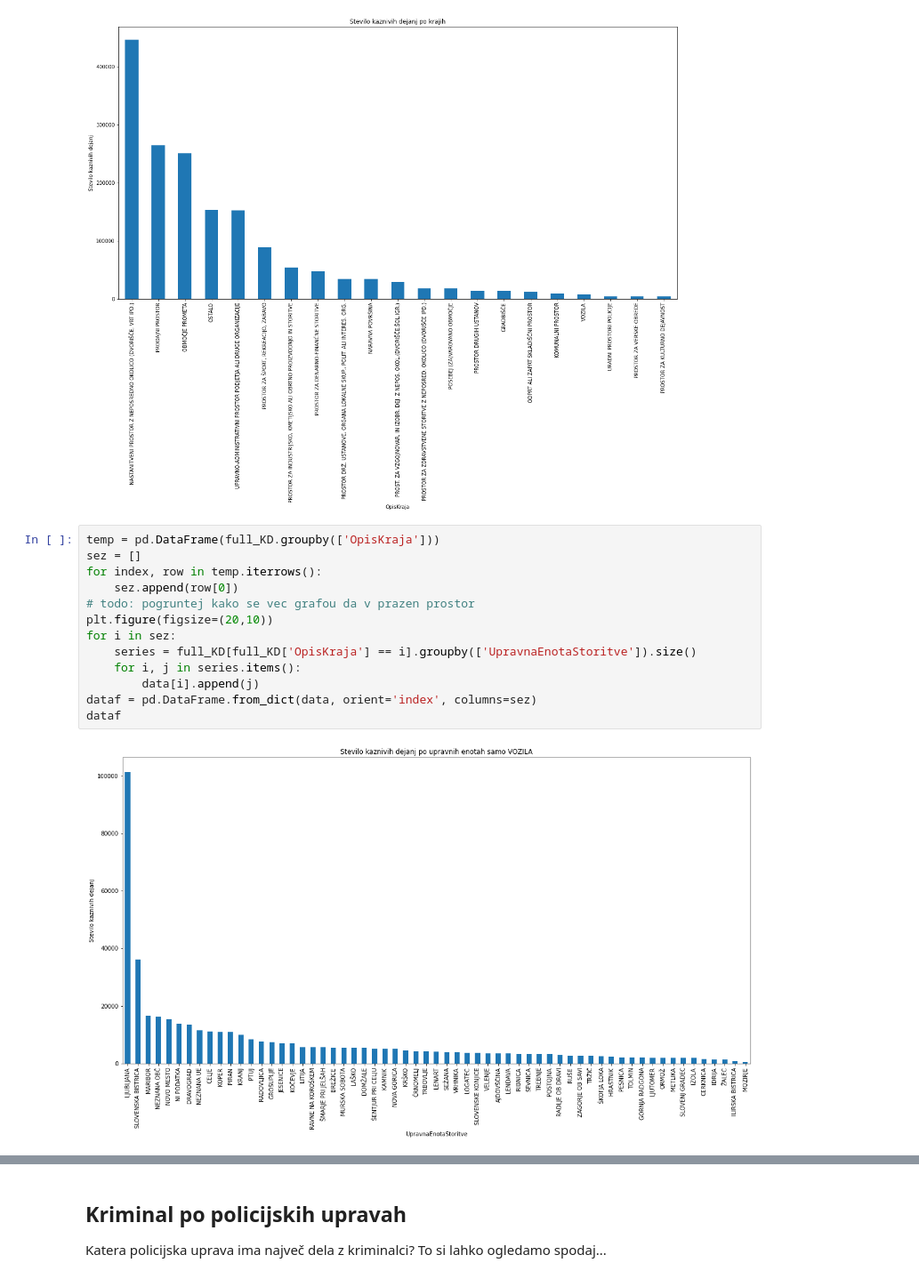
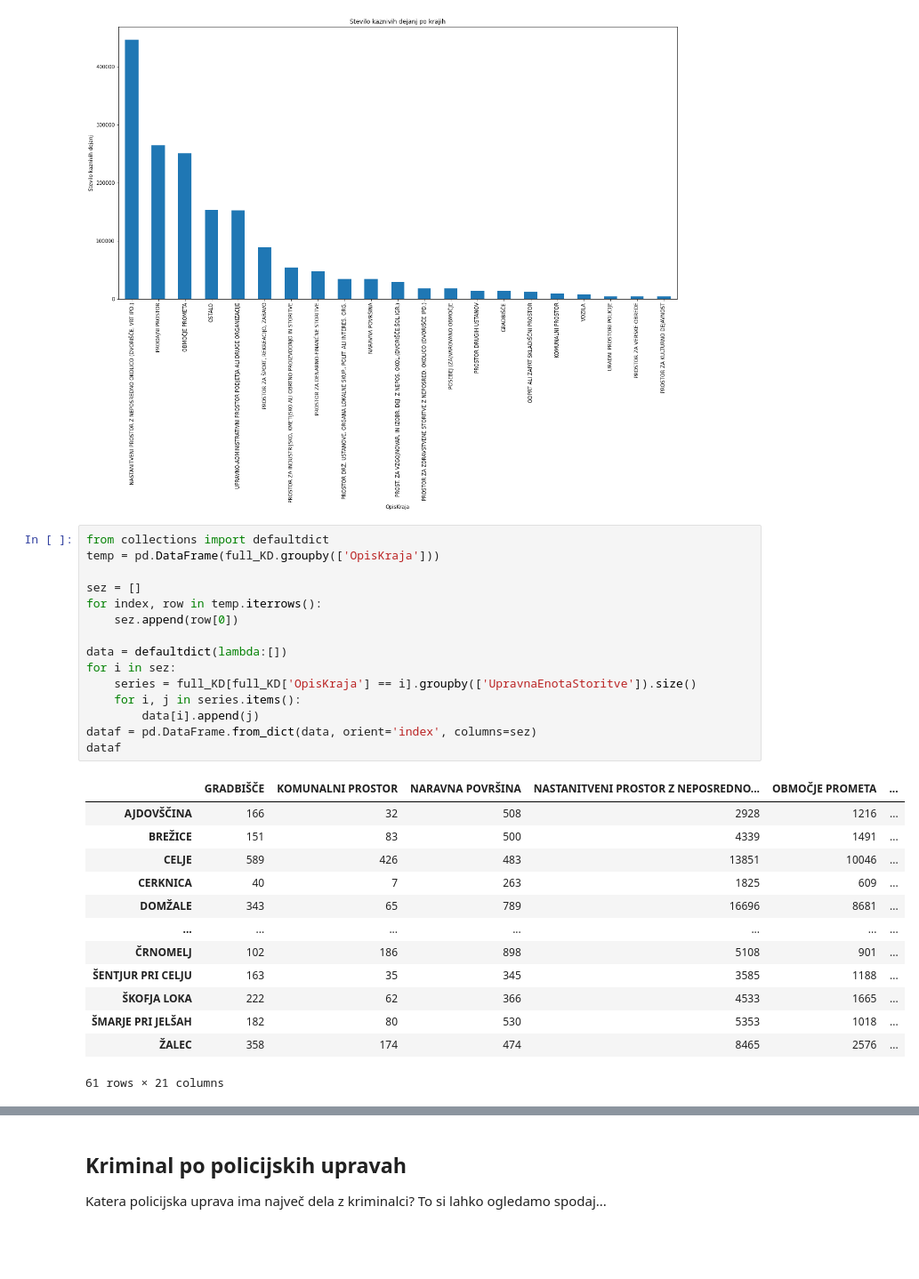
Before and after one commit to Nik-tech-cloud/PR22NGAMZ, a Jupyter notebook: seminar.ipynb, the cells around one changed output, grey strips where cells are left out. Shown at 89% size. Drawn from its saved outputs; the diff is of its cells as text; blank space fills up the shorter version.

```diff
--- a/seminar.ipynb
+++ b/seminar.ipynb
@@ -628,18 +628,32 @@ full_KD.groupby(['OpisKraja']).size().sort_values(ascending=False).plot(kind='ba
 <AxesSubplot:title={'center':'Stevilo kaznivih dejanj po krajih'}, xlabel='OpisKraja', ylabel='Stevilo kaznivih dejanj'>
 [figure]
 # %%
+from collections import defaultdict
 temp = pd.DataFrame(full_KD.groupby(['OpisKraja']))
+
 sez = []
 for index, row in temp.iterrows():
     sez.append(row[0])
-# todo: pogruntej kako se vec grafou da v prazen prostor
-plt.figure(figsize=(20,10))
+
+data = defaultdict(lambda:[])
 for i in sez:
     series = full_KD[full_KD['OpisKraja'] == i].groupby(['UpravnaEnotaStoritve']).size()
     for i, j in series.items():
         data[i].append(j)
 dataf = pd.DataFrame.from_dict(data, orient='index', columns=sez)
 dataf
 # %% [output]
-[figure, removed]
+|  | GRADBIŠČE | KOMUNALNI PROSTOR | NARAVNA POVRŠINA | NASTANITVENI PROSTOR Z NEPOSREDNO... | OBMOČJE PROMETA | ... |
+| AJDOVŠČINA | 166 | 32 | 508 | 2928 | 1216 | ... |
+| BREŽICE | 151 | 83 | 500 | 4339 | 1491 | ... |
+| CELJE | 589 | 426 | 483 | 13851 | 10046 | ... |
+| CERKNICA | 40 | 7 | 263 | 1825 | 609 | ... |
+| DOMŽALE | 343 | 65 | 789 | 16696 | 8681 | ... |
+| ... | ... | ... | ... | ... | ... | ... |
+| ČRNOMELJ | 102 | 186 | 898 | 5108 | 901 | ... |
+| ŠENTJUR PRI CELJU | 163 | 35 | 345 | 3585 | 1188 | ... |
+| ŠKOFJA LOKA | 222 | 62 | 366 | 4533 | 1665 | ... |
+| ŠMARJE PRI JELŠAH | 182 | 80 | 530 | 5353 | 1018 | ... |
+| ŽALEC | 358 | 174 | 474 | 8465 | 2576 | ... |
+61 rows × 21 columns
 # %%
```
Also changed, not shown: parts of 2 cells of this notebook.
